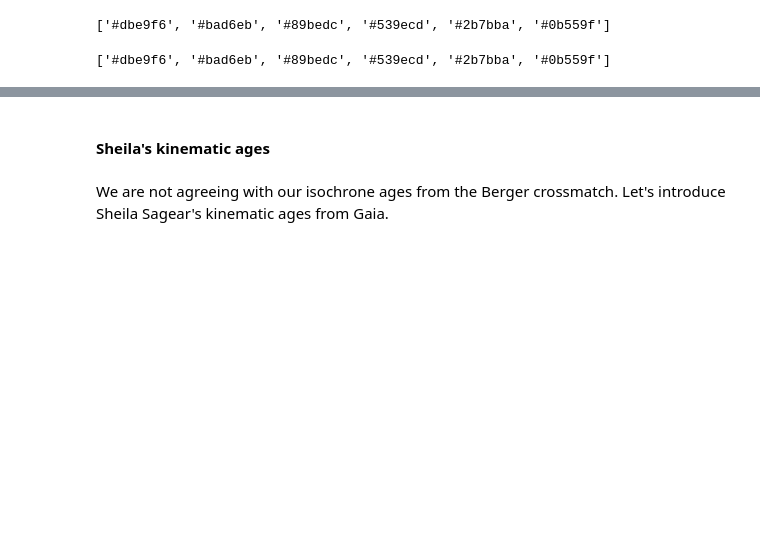
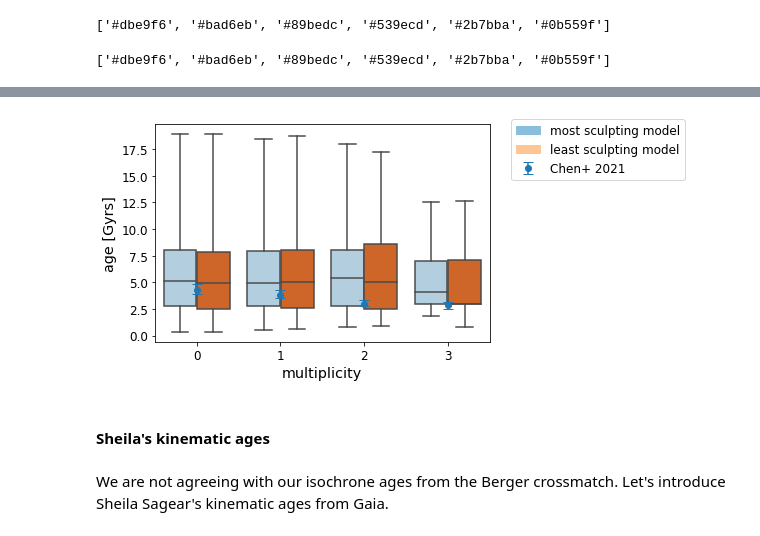
Before and after one commit to exoclam/mastrangelo, a Jupyter notebook: notebooks/analyze.ipynb, the cells around one changed output, grey strips where cells are left out. Cells and saved outputs as stored; diff of their text form; code cells hidden in the pictures; blank space fills up the shorter version.

```diff
--- a/notebooks/analyze.ipynb
+++ b/notebooks/analyze.ipynb
@@ -1370,3 +1410,33 @@ plt.show()
+# %%
+import matplotlib.patches as mpatches
+import matplotlib.pyplot as plt
+
+blue_patch = mpatches.Patch(color='#89bedc', label='most sculpting model')
+orange_patch = mpatches.Patch(color='#fdc692', label='least sculpting model')
+
+ax1 = sns.boxplot(data=total1, x="yield", y="iso_age", hue=True, hue_order=[True, False],
+                     palette='Blues', orient="v", whis=(0,100))
+ax2 = sns.boxplot(data=total2, x="yield", y="iso_age", hue=True, hue_order=[False, True],
+                     palette='Oranges', orient="v", whis=(0,100))
+ax3 = plt.errorbar(chen_comparison.multi, chen_comparison.age, yerr=[chen_comparison.err2, chen_comparison.err1],
+        fmt='o', capsize=5, label='Chen+ 2021')
+
+#for box in ax1.collections:
+#    box.set_alpha(0.6)
+#for box in ax2.collections:
+#    box.set_alpha(0.6)
+
+#ax1.legend_ = None
+#ax2.legend_ = None
+#plt.ylim([0,14])
+plt.xlim([-0.5, 3.5])
+plt.xlabel('multiplicity')
+plt.ylabel('age [Gyrs]')
+plt.legend(handles=[blue_patch, orange_patch, ax3], bbox_to_anchor=[1.6, 1.05])
+plt.savefig(path+'figures/age_vs_multiplicity_boxplot2.png', format='png', bbox_inches='tight')
+plt.show()
+# %% [output]
+[figure, added]
 # %% [markdown]
 #### Sheila's kinematic ages
 # %% [markdown]
```
Also changed, not shown: parts of 6 cells of this notebook, 1 other file.
